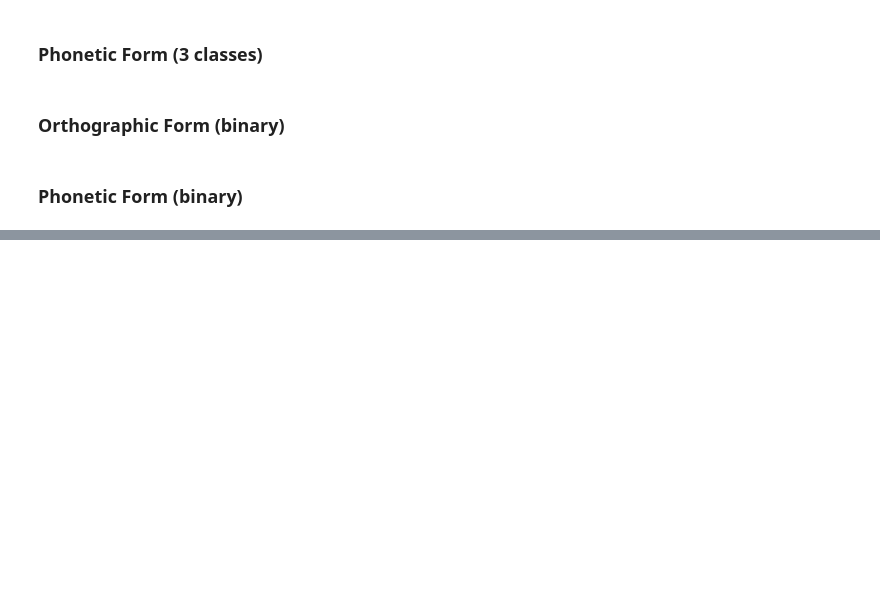
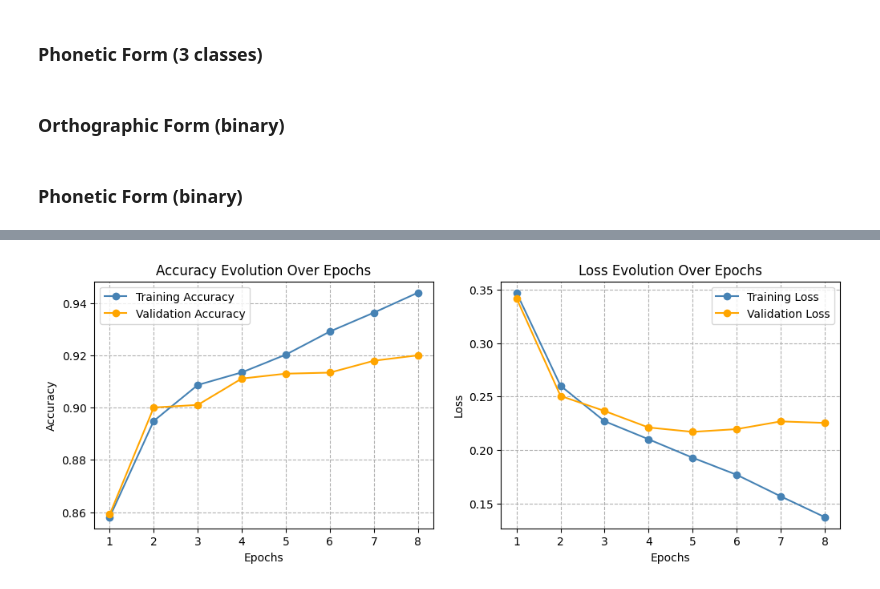
Before and after one commit to obonami/gender_prediction, a Jupyter notebook: src/main.ipynb, the cells around one changed output, grey strips where cells are left out. Saved outputs shown, nothing was run; the diff lists cells and outputs as text; code cells hidden in the pictures; blank space fills up the shorter version.

```diff
--- a/src/main.ipynb
+++ b/src/main.ipynb
@@ -235,0 +196,5 @@ plateau_results
+# %%
+echantinom = pd.read_csv('../data/Echantinom-full-20210902.csv')
+echantinom = echantinom[~echantinom['lemma'].isin(nlexique[nlexique['gen'] == 'b']['lexeme'])][['lemma', 'gen', 'suffix']]
+test = echantinom[['lemma', 'gen']]
+test
@@ -235,0 +215,3 @@ plateau_results
+# %%
+train = nlexique[(~nlexique['lexeme'].isin(test['lemma'])) & (nlexique['gen'] != 'b')][['lexeme', 'gen']]
+train
@@ -235,0 +232,10 @@ plateau_results
+# %%
+train_set, valid_set = train_test_split(train, test_size=0.2)
+# %%
+train_generator = DataGenerator(train_set, reverse_nouns=True)
+valid_generator = DataGenerator(valid_set, parentgenerator=train_generator, reverse_nouns=True)
+
+model = GenderLSTM(train_generator, embedding_dim, hidden_size, device=DEVICE, reversed=True)
+train_metrics, valid_metrics = model.train_model(
+    train_generator, valid_generator, n_epochs, batch_size, lr, save_model='../saved_models/nlexique-echantinom.pth'
+    )
@@ -235,0 +260,4 @@ plateau_results
+# %%
+plot_metrics(train_metrics['accuracy'], valid_metrics['accuracy'], train_metrics['loss'], valid_metrics['loss'])
+# %% [output]
+[figure, added]
```
Also changed, not shown: parts of 42 cells of this notebook, 7 other files.
